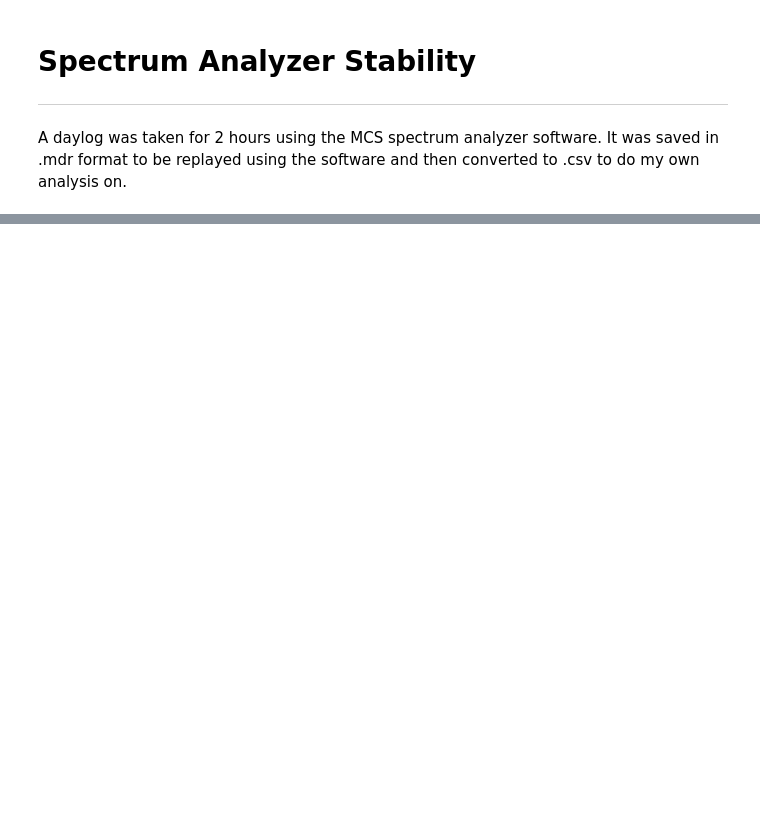
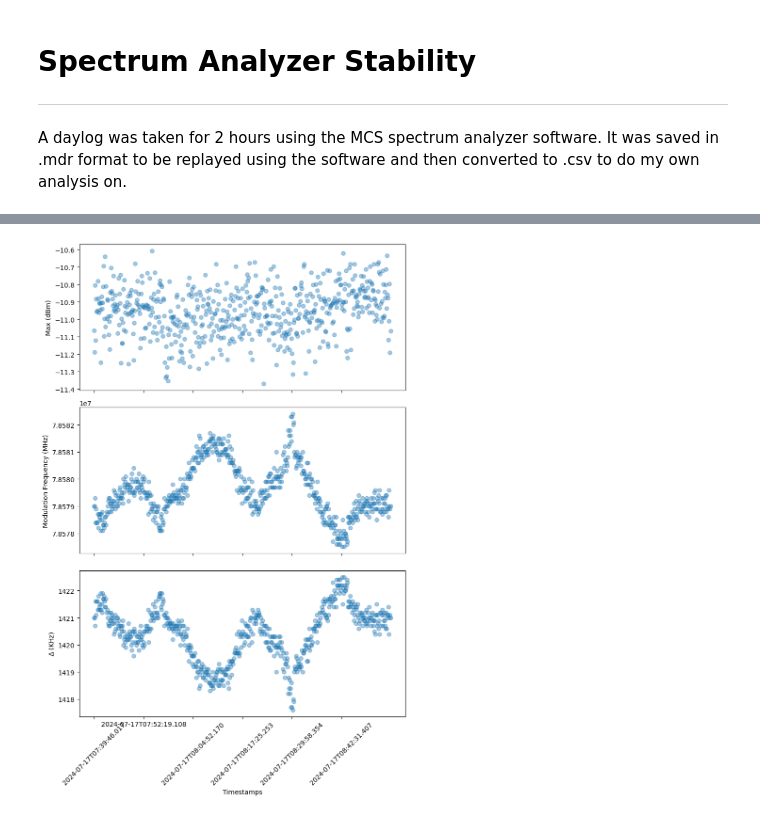
Before and after one commit to holly-faith/UCL2024, a Jupyter notebook: SpectrumStabilityAnalysis.ipynb, the cells around one changed output, grey strips where cells are left out. Drawn from its saved outputs; the diff is of its cells as text; code cells hidden in the pictures; blank space fills up the shorter version.

```diff
--- a/SpectrumStabilityAnalysis.ipynb
+++ b/SpectrumStabilityAnalysis.ipynb
@@ -329,0 +356,89 @@ range of signal peak frequency over 2hrs: 10.5KHz
+# %%
+# Now select many 1sec intervals in the dataset and calculate the average gradient by fitting a line, then average the absolute gradient (positive or negative
+# doesn't matter) to interpolate the linear change in peak frequency per ms or microsecond. Bear in mind, the better way to do this would be to use a higher time resolution
+# spectrum analyzer since the funny peak flattening moments only became visible at all when we decreased the sample time from 500ms to 5ms
+
+# ts are the timestamps for the x axis
+# peaks_MHz are the values of modulation frequency, where peaks_MHz[i] is the frequency at ts[i]
+
+
+
+####################################################
+# take a random number generator to generate r in the range 100 to len(ts) - 300 (we need 200 timesteps of 5ms to equate to 1sec)
+# and select the timesteps ts[r] to ts[r+200]
+# this restricts the random sample area to just the middle of the data amd emsures we don't run off the edge
+
+# check if peaks_MHz[r] = NaN, if so, take the modulation frequency at this position to be 0 as the frequency generator is not outputting anything
+
+# plot delta (where delta = 80MHz - peaks_MHz) against time for one second
+
+# fit a line to this data (we assume the gradient at this short time is linear)
+
+# if the fit is clearly not appropriate, decrease the length of time and find that gradient instead
+
+# calculate the change in KHz/microsecond via linear interpolation
+#####################################################
+
+import random as rd
+
+timespan = 600 #(seconds or hours or whatever. depends on sampletime and stuff)
+
+DC_modulation = 80e6 #(Hz)
+
+r = rd.randint(100, len(ts)-100)
+
+ts_sample = ts[r:r+timespan]
+MHz_sample = np.array(peaks_MHz[r:r+timespan])
+vals_sample = peak_vals[r:r+timespan]
+nan_sample = nan_locs[r:r+timespan]
+
+MHz_sample_no_nans = np.nan_to_num(MHz_sample, nan=0) # subtracting nan from a float turns the result into a nan, there is no signal so set to 0
+
+
+fig, (ax1, ax2, ax3) = plt.subplots(3, 1, sharex=True, figsize=(8, 12))
+###
+ax1.scatter(ts_sample, vals_sample, alpha=0.4)
+for p in nan_sample: # annotate the times where signal stopped
+    ax1.axvline(p, color='r', linestyle='dashed')
+
+ax1.set_ylabel('Max (dBm)')
+###
+ax2.scatter(ts_sample, MHz_sample, alpha=0.4) # plotted not including nans at all
+
+ax2.set_xticks(ts_sample[::interval])
+ax2.set_xticklabels(ts_sample[::interval], rotation=45)
+
+ax2.set_ylabel('Modulation Frequency (MHz)')
+###
+delta_khz = (DC_modulation-MHz_sample)/1000
+ax3.scatter(ts_sample, delta_khz, alpha=0.4) # plotted without nans but annotating where no signal
+for p in nan_sample: # annotate the times where signal stopped
+    ax3.axvline(p, color='r', linestyle='dashed')
+
+ax3.set_xticks(ts_sample[::interval])
+ax3.set_xticklabels(ts_sample[::interval], rotation=45)
+
+ax3.set_ylabel('$\Delta$ (KHz)')
+###
+interval = 100
+ax1.set_xticks(ts_sample[::interval])
+ax1.set_xticklabels(ts_sample[::interval], rotation=45)
+
+
+ts_sample_datetime = [pd.to_datetime(timestamp) for timestamp in ts_sample]
+timediff = (ts_sample_datetime[-1] - ts_sample_datetime[0]).total_seconds() / 60
+valsdif = np.nanmax(vals_sample)-np.nanmin(vals_sample)
+print('range of signal strength over {:.2f} minutes: {:.2f}dbm'.format(timediff,valsdif))
+
+MHzdif = (np.nanmax(MHz_sample)-np.nanmin(MHz_sample))/1000
+print('range of signal peak frequency: {:.2f}KHz'.format(MHzdif))
+
+deltadiff = np.nanmax(delta_khz)-np.nanmin(delta_khz)
+print('range of delta: {:.2f}KHz'.format(deltadiff))
+
+
+plt.xlabel('Timestamps')
+plt.tight_layout()
+plt.show()
+###
+# %% [output]
@@ -329,0 +448 @@ range of signal peak frequency over 2hrs: 10.5KHz
+[figure, added]
```
Also changed, not shown: parts of 10 cells of this notebook, 12 other files.
